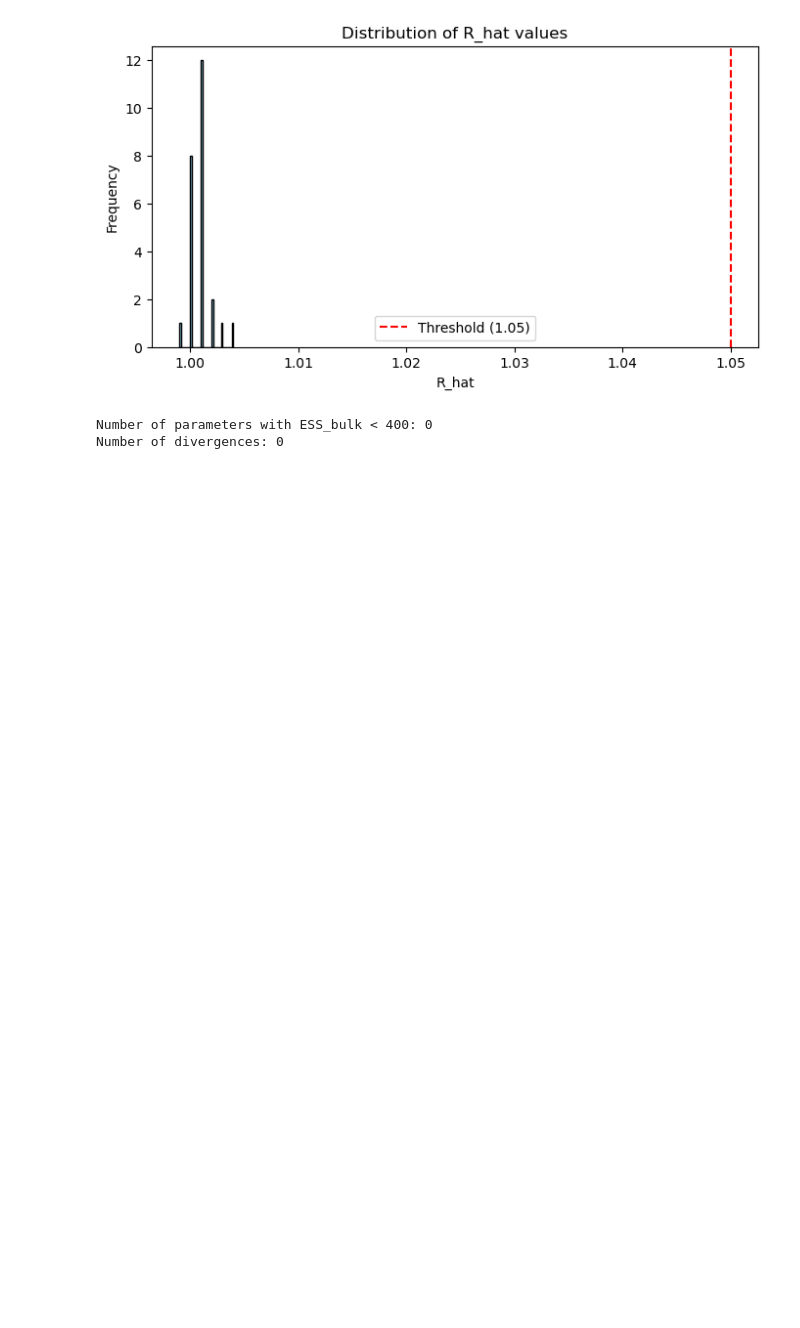
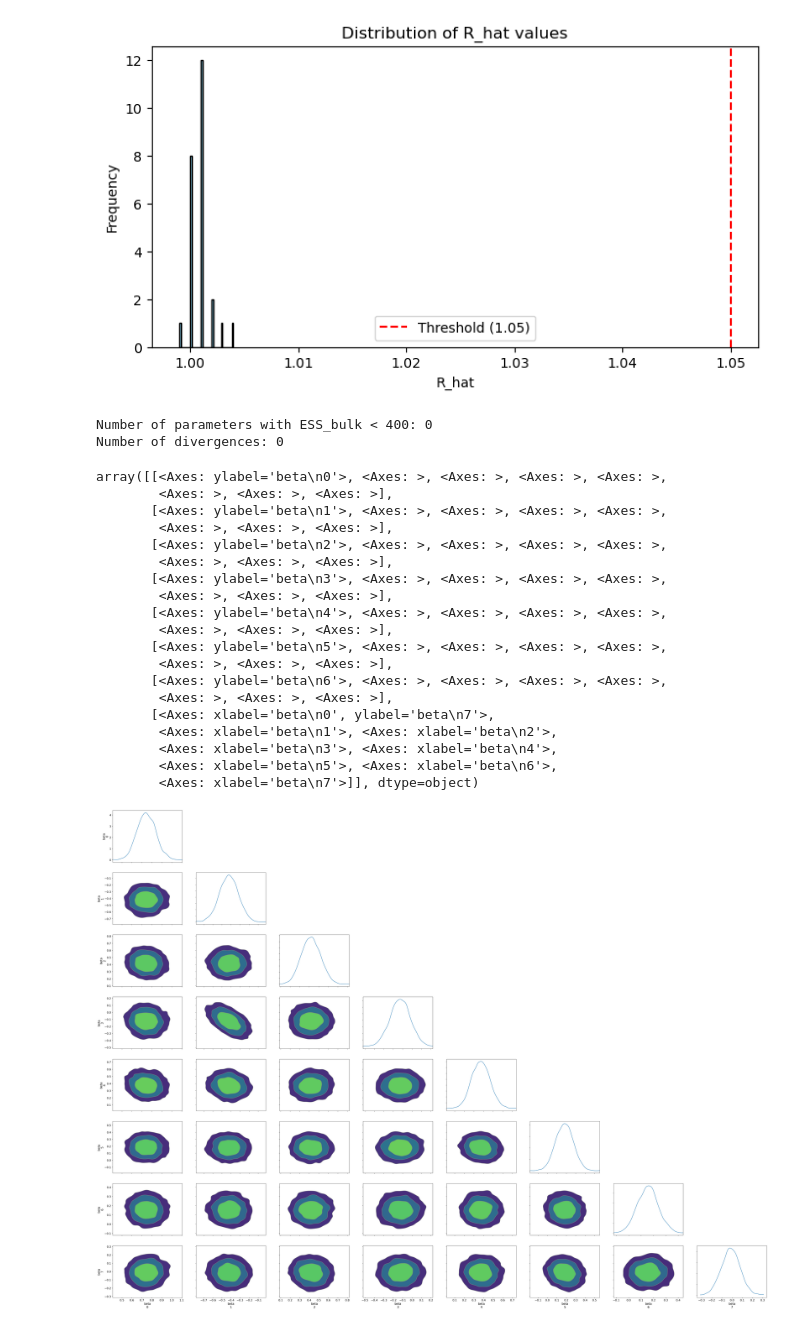
Before and after one commit to Mattia-Ponchio/Inference_Project, a Jupyter notebook: GermanCreditData.ipynb, the cells around one changed output. Drawn from its saved outputs; the diff is of its cells as text; code cells hidden in the pictures; blank space fills up the shorter version.

```diff
--- a/GermanCreditData.ipynb
+++ b/GermanCreditData.ipynb
@@ -139,6 +139,8 @@ Dataframe shape:  (1000, 24)
 # "α and each element of β are given weak zero-mean normal priors with variance σ^2 = 100"
 prior_mean = 0
 prior_var = 100
+
+TARGET_ACCEPT = 0.9
 
 with pm.Model() as model:
     X_data = pm.Data( "X", df_norm )
@@ -161,7 +163,7 @@ with pm.Model() as model:
         draws=1000,
         tune=1000,
         chains=4,
-        target_accept=0.9,
+        target_accept=TARGET_ACCEPT,
         random_seed=2026,
         progressbar = True,
         nuts_sampler = "pymc"
@@ -226,3 +228,26 @@ Number of parameters with R_hat > 1.05: 0
 [figure]
 Number of parameters with ESS_bulk < 400: 0
 Number of divergences: 0
+# %%
+az.plot_pair(idata, var_names=["beta"], kind="kde", marginals=True)
+# %% [output]
+array([[<Axes: ylabel='beta\n0'>, <Axes: >, <Axes: >, <Axes: >, <Axes: >,
+        <Axes: >, <Axes: >, <Axes: >],
+       [<Axes: ylabel='beta\n1'>, <Axes: >, <Axes: >, <Axes: >, <Axes: >,
+        <Axes: >, <Axes: >, <Axes: >],
+       [<Axes: ylabel='beta\n2'>, <Axes: >, <Axes: >, <Axes: >, <Axes: >,
+        <Axes: >, <Axes: >, <Axes: >],
+       [<Axes: ylabel='beta\n3'>, <Axes: >, <Axes: >, <Axes: >, <Axes: >,
+        <Axes: >, <Axes: >, <Axes: >],
+       [<Axes: ylabel='beta\n4'>, <Axes: >, <Axes: >, <Axes: >, <Axes: >,
+        <Axes: >, <Axes: >, <Axes: >],
+       [<Axes: ylabel='beta\n5'>, <Axes: >, <Axes: >, <Axes: >, <Axes: >,
+        <Axes: >, <Axes: >, <Axes: >],
+       [<Axes: ylabel='beta\n6'>, <Axes: >, <Axes: >, <Axes: >, <Axes: >,
+        <Axes: >, <Axes: >, <Axes: >],
+       [<Axes: xlabel='beta\n0', ylabel='beta\n7'>,
+        <Axes: xlabel='beta\n1'>, <Axes: xlabel='beta\n2'>,
+        <Axes: xlabel='beta\n3'>, <Axes: xlabel='beta\n4'>,
+        <Axes: xlabel='beta\n5'>, <Axes: xlabel='beta\n6'>,
+        <Axes: xlabel='beta\n7'>]], dtype=object)
+[figure, added]
```
Also changed, not shown: parts of 3 cells of this notebook.
